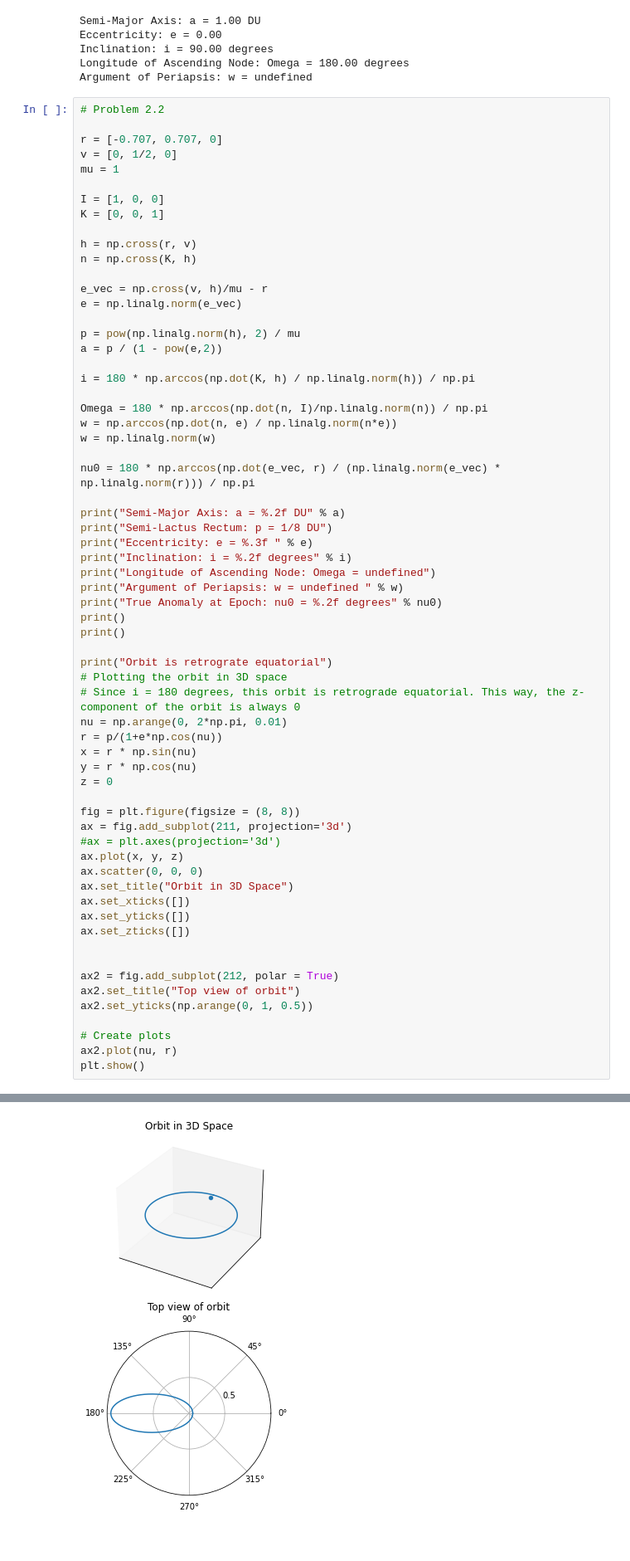
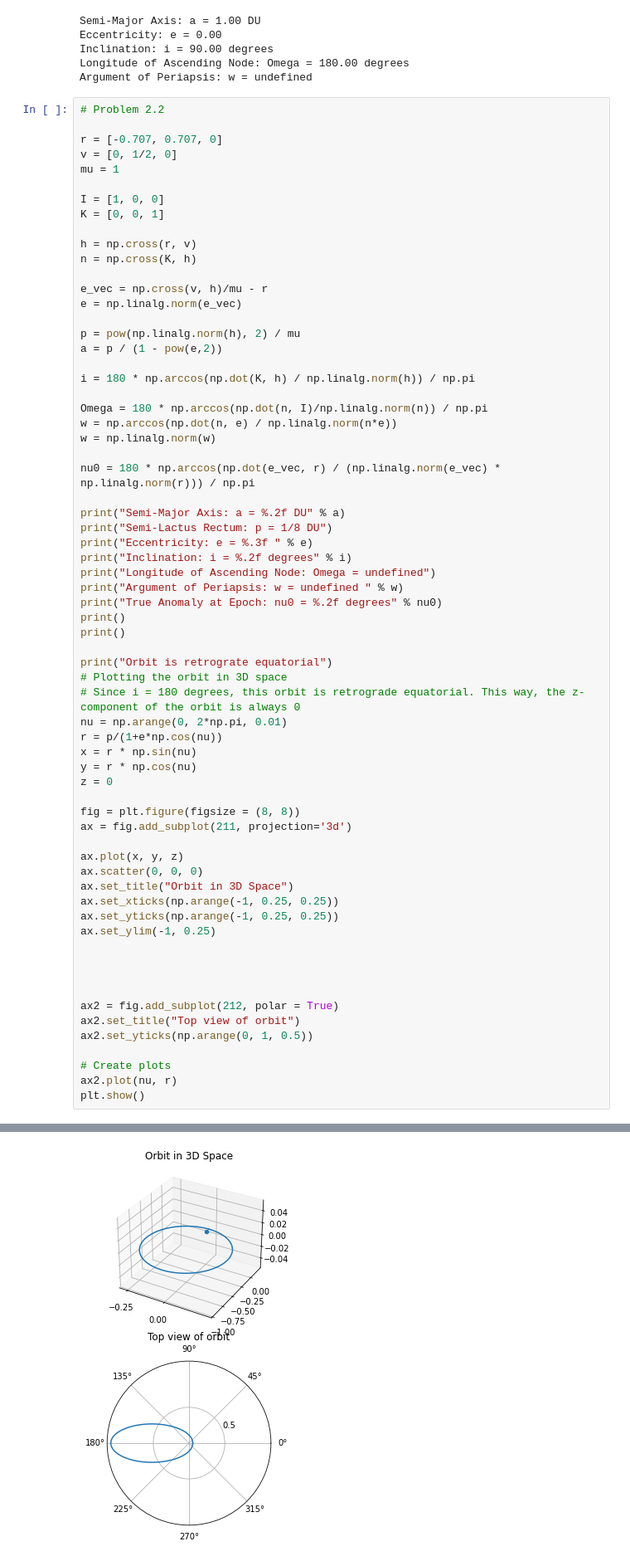
Before and after one commit to adamge95/Fundamentals-of-Astrodynamics, a Jupyter notebook: Chapter_2.ipynb, the cells around one changed output, grey strips where cells are left out. Shown at 83% size. Cells and saved outputs as stored; diff of their text form.

```diff
--- a/Chapter_2.ipynb
+++ b/Chapter_2.ipynb
@@ -87,35 +87,37 @@ nu = np.arange(0, 2*np.pi, 0.01)
 r = p/(1+e*np.cos(nu))
 x = r * np.sin(nu)
 y = r * np.cos(nu)
 z = 0
 
 fig = plt.figure(figsize = (8, 8))
 ax = fig.add_subplot(211, projection='3d')
-#ax = plt.axes(projection='3d')
+
 ax.plot(x, y, z)
 ax.scatter(0, 0, 0)
 ax.set_title("Orbit in 3D Space")
-ax.set_xticks([])
-ax.set_yticks([])
-ax.set_zticks([])
+ax.set_xticks(np.arange(-1, 0.25, 0.25))
+ax.set_yticks(np.arange(-1, 0.25, 0.25))
+ax.set_ylim(-1, 0.25)
+
+
 
 
 ax2 = fig.add_subplot(212, polar = True)
 ax2.set_title("Top view of orbit")
 ax2.set_yticks(np.arange(0, 1, 0.5))
 
 # Create plots
 ax2.plot(nu, r)
 plt.show()
 # %% [output]
 Semi-Major Axis: a = 0.57 DU
 Semi-Lactus Rectum: p = 1/8 DU
 Eccentricity: e = 0.884
 Inclination: i = 180.00 degrees
 Longitude of Ascending Node: Omega = undefined
 Argument of Periapsis: w = undefined
 True Anomaly at Epoch: nu0 = 171.87 degrees
 
 
 Orbit is retrograte equatorial
-[figure, old version]
+[figure, new version]
```
Also changed, not shown: parts of 1 cell of this notebook, 1 other file.
